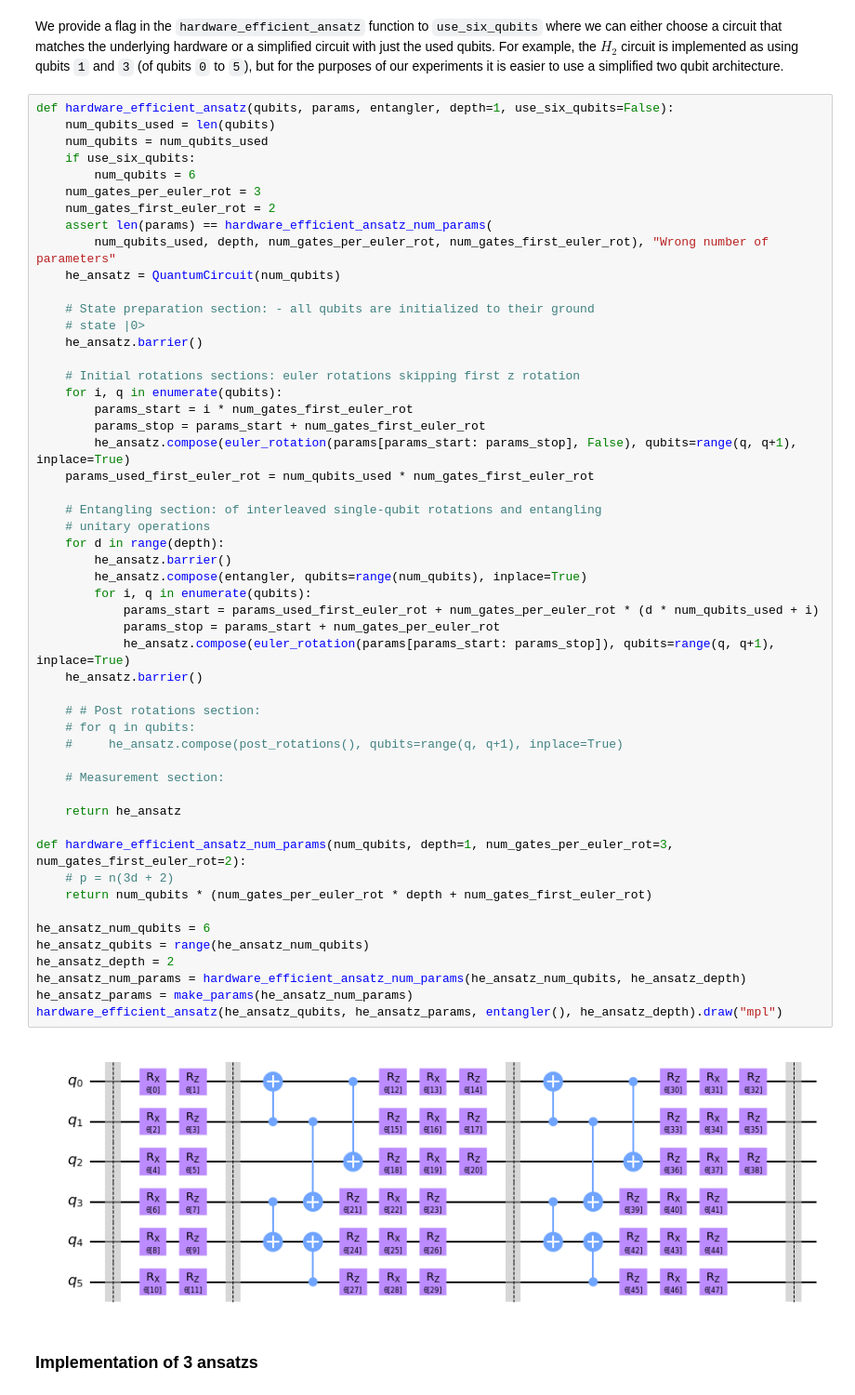
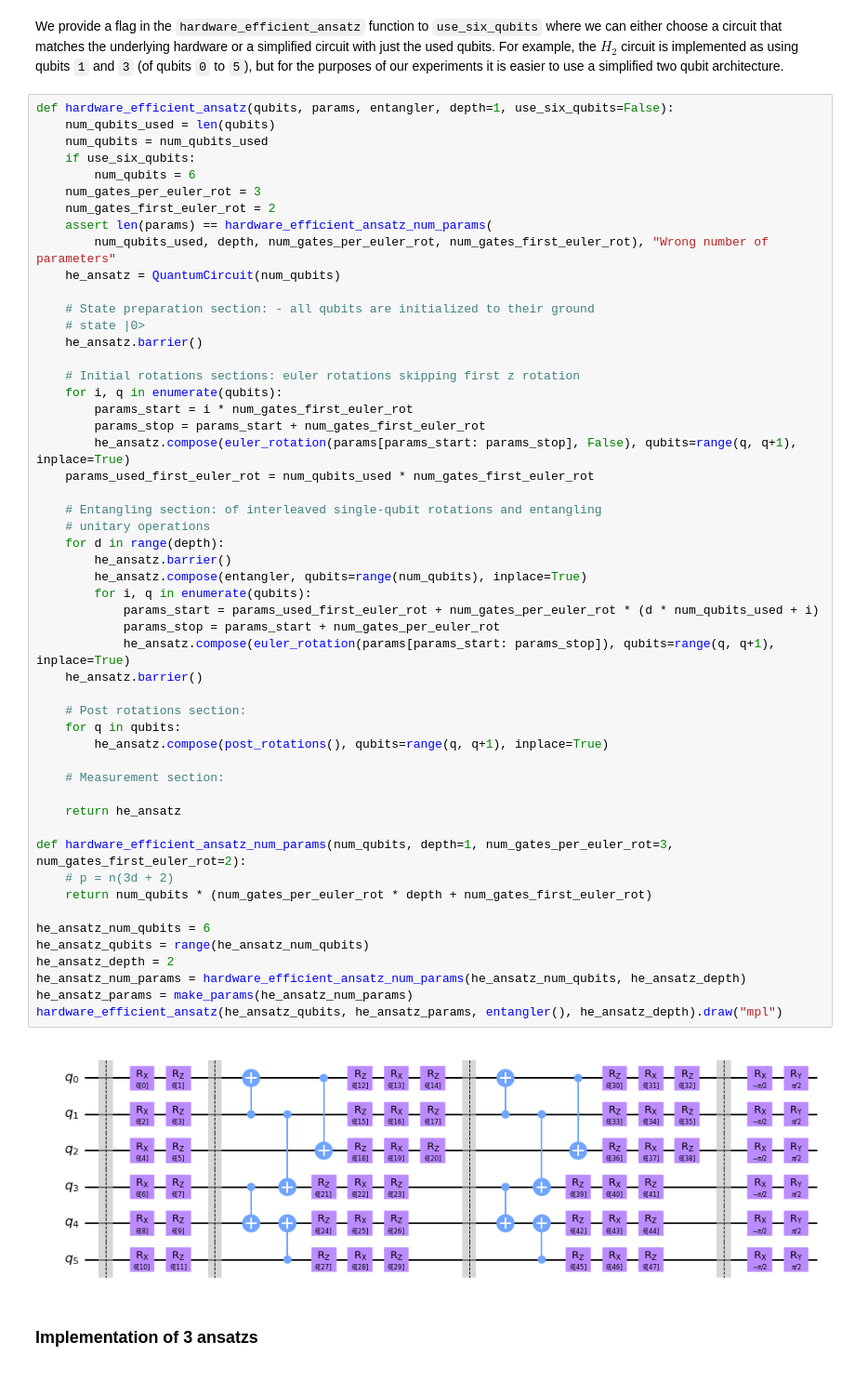
Before and after one commit to lao8n/ox_quantum, a Jupyter notebook: assignment/assignment.ipynb, the cells around one changed output. Shown at 93% size. Cells and saved outputs as stored; diff of their text form.

```diff
--- a/assignment/assignment.ipynb
+++ b/assignment/assignment.ipynb
@@ -127,37 +127,37 @@ def hardware_efficient_ansatz(qubits, params, entangler, depth=1, use_six_qubits
         he_ansatz.compose(euler_rotation(params[params_start: params_stop], False), qubits=range(q, q+1), inplace=True)
     params_used_first_euler_rot = num_qubits_used * num_gates_first_euler_rot
 
     # Entangling section: of interleaved single-qubit rotations and entangling
     # unitary operations
     for d in range(depth):
         he_ansatz.barrier()
         he_ansatz.compose(entangler, qubits=range(num_qubits), inplace=True)
         for i, q in enumerate(qubits):
             params_start = params_used_first_euler_rot + num_gates_per_euler_rot * (d * num_qubits_used + i)
             params_stop = params_start + num_gates_per_euler_rot
             he_ansatz.compose(euler_rotation(params[params_start: params_stop]), qubits=range(q, q+1), inplace=True)
     he_ansatz.barrier()
 
-    # # Post rotations section:
-    # for q in qubits:
-    #     he_ansatz.compose(post_rotations(), qubits=range(q, q+1), inplace=True)
+    # Post rotations section:
+    for q in qubits:
+        he_ansatz.compose(post_rotations(), qubits=range(q, q+1), inplace=True)
 
     # Measurement section:
 
     return he_ansatz
 
 def hardware_efficient_ansatz_num_params(num_qubits, depth=1, num_gates_per_euler_rot=3, num_gates_first_euler_rot=2):
     # p = n(3d + 2)
     return num_qubits * (num_gates_per_euler_rot * depth + num_gates_first_euler_rot)
 
 he_ansatz_num_qubits = 6
 he_ansatz_qubits = range(he_ansatz_num_qubits)
 he_ansatz_depth = 2
 he_ansatz_num_params = hardware_efficient_ansatz_num_params(he_ansatz_num_qubits, he_ansatz_depth)
 he_ansatz_params = make_params(he_ansatz_num_params)
 hardware_efficient_ansatz(he_ansatz_qubits, he_ansatz_params, entangler(), he_ansatz_depth).draw("mpl")
 # %% [output]
-[figure, old version]
+[figure, new version]
 # %% [markdown]
 ### Implementation of 3 ansatzs
 # %% [markdown]
```
Also changed, not shown: parts of 7 cells of this notebook.
